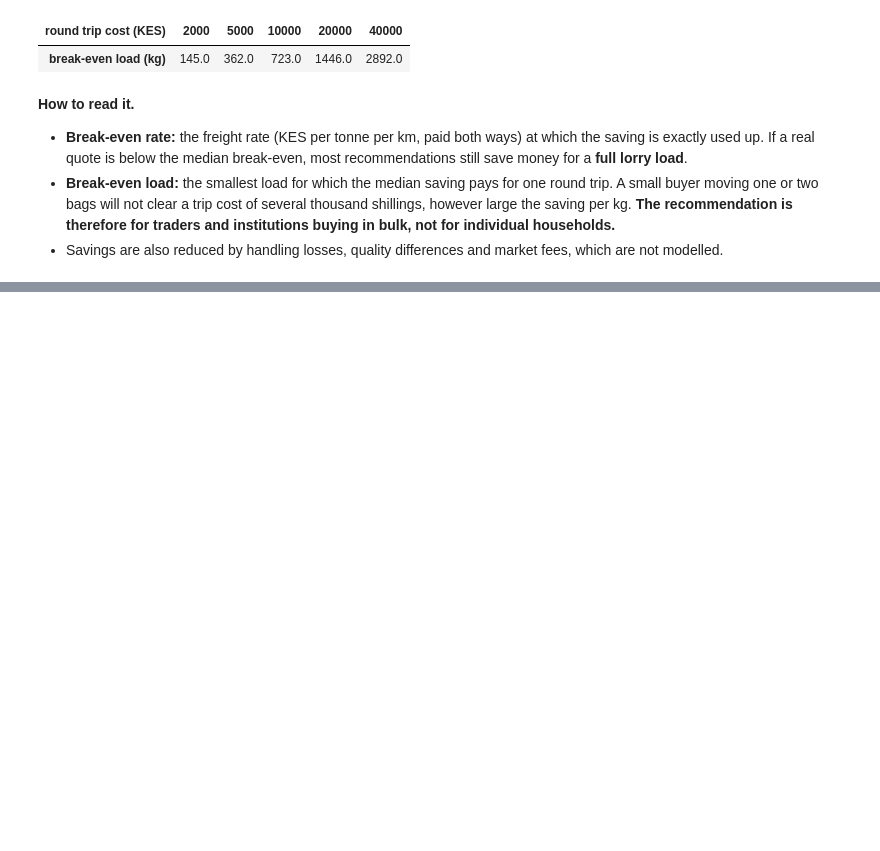
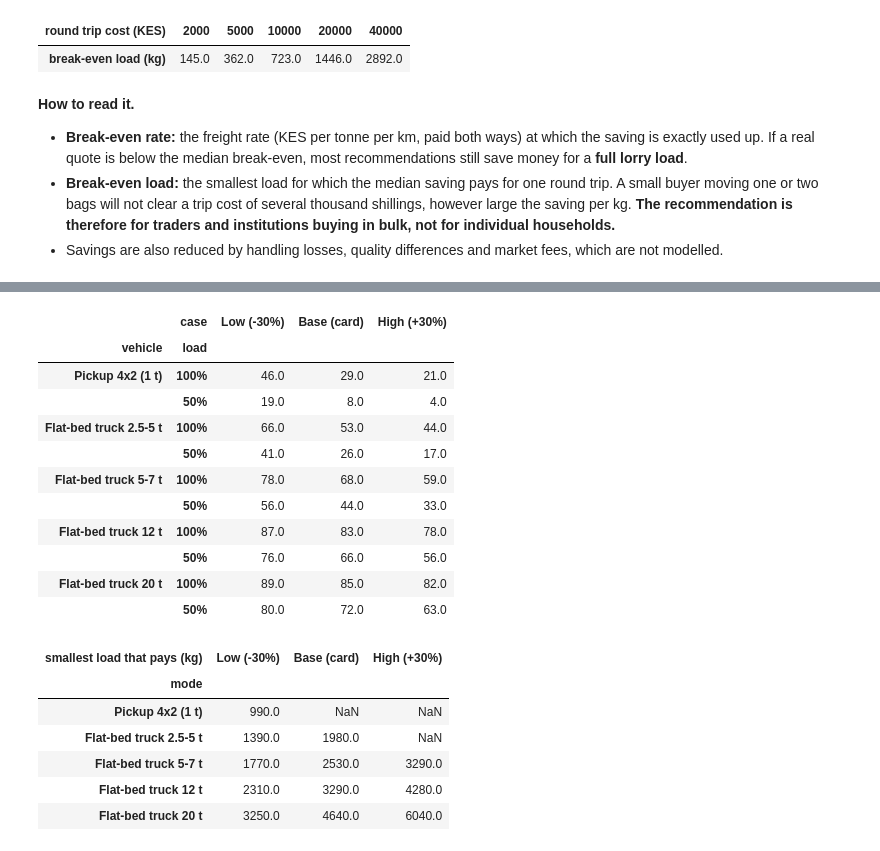
Before and after one commit to emergingleader/Soko_Radar, a Jupyter notebook: notebooks/05_recommender.ipynb, the cells around one changed output, grey strips where cells are left out. Saved outputs shown, nothing was run; the diff lists cells and outputs as text; code cells hidden in the pictures; blank space fills up the shorter version.

```diff
--- a/notebooks/05_recommender.ipynb
+++ b/notebooks/05_recommender.ipynb
@@ -406,0 +551,37 @@ Smallest load that makes the median saving worth the trip:
+# %%
+# What if real transport prices are 30% lower or higher than the card? Every transport cost is scaled; prices and distances stay the same.
+rows = []
+for scale, label in ((0.7, 'Low (-30%)'), (1.0, 'Base (card)'), (1.3, 'High (+30%)')):
+    for _, m in rates.iterrows():
+        for share in (0.5, 1.00):
+            qty = share * m.capacity_kg
+            t = scale * transport_per_kg(base.road_km, qty, m, base.county_a)
+            rows.append({'case': label, 'vehicle': m['mode'], 'load': f'{share:.0%}', 'price-only still saves (%)': 100 * ((base.target_a - base.target_b - t) > 0).mean()})
+sens = pd.DataFrame(rows).pivot_table(index=['vehicle', 'load'], columns='case', values='price-only still saves (%)')[['Low (-30%)', 'Base (card)', 'High (+30%)']]
+display(sens.round(0).reindex(rates['mode'], level=0))
+be = []
+for scale, label in ((0.7, 'Low (-30%)'), (1.0, 'Base (card)'), (1.3, 'High (+30%)')):
+    for _, m in rates.iterrows():
+        grid = np.arange(10, 3 * m.capacity_kg, 10); ok = grid[scale * transport_per_kg(med_km, grid, m, fuel_price=FUEL_NATIONAL[m.fuel_type]) < med_s]
+        be.append({'case': label, 'vehicle': m['mode'], 'kg': int(ok.min()) if len(ok) else np.nan})
+display(pd.DataFrame(be).pivot(index='vehicle', columns='case', values='kg')[['Low (-30%)', 'Base (card)', 'High (+30%)']].reindex(rates['mode']).rename_axis(columns='smallest load that pays (kg)'))
+# %% [output]
+|  | case | Low (-30%) | Base (card) | High (+30%) |
+| vehicle | load |  |  |  |
+| Pickup 4x2 (1 t) | 100% | 46.0 | 29.0 | 21.0 |
+|  | 50% | 19.0 | 8.0 | 4.0 |
+| Flat-bed truck 2.5-5 t | 100% | 66.0 | 53.0 | 44.0 |
+|  | 50% | 41.0 | 26.0 | 17.0 |
+| Flat-bed truck 5-7 t | 100% | 78.0 | 68.0 | 59.0 |
+|  | 50% | 56.0 | 44.0 | 33.0 |
+| Flat-bed truck 12 t | 100% | 87.0 | 83.0 | 78.0 |
+|  | 50% | 76.0 | 66.0 | 56.0 |
+| Flat-bed truck 20 t | 100% | 89.0 | 85.0 | 82.0 |
+|  | 50% | 80.0 | 72.0 | 63.0 |
+| smallest load that pays (kg) | Low (-30%) | Base (card) | High (+30%) |
+| mode |  |  |  |
+| Pickup 4x2 (1 t) | 990.0 | NaN | NaN |
+| Flat-bed truck 2.5-5 t | 1390.0 | 1980.0 | NaN |
+| Flat-bed truck 5-7 t | 1770.0 | 2530.0 | 3290.0 |
+| Flat-bed truck 12 t | 2310.0 | 3290.0 | 4280.0 |
+| Flat-bed truck 20 t | 3250.0 | 4640.0 | 6040.0 |
```
Also changed, not shown: parts of 14 cells of this notebook, 7 other files.
